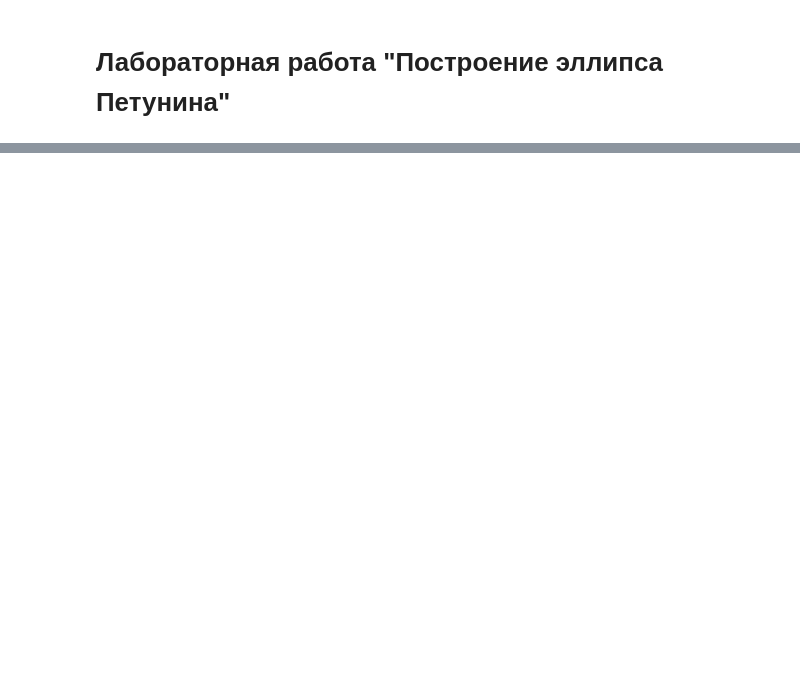
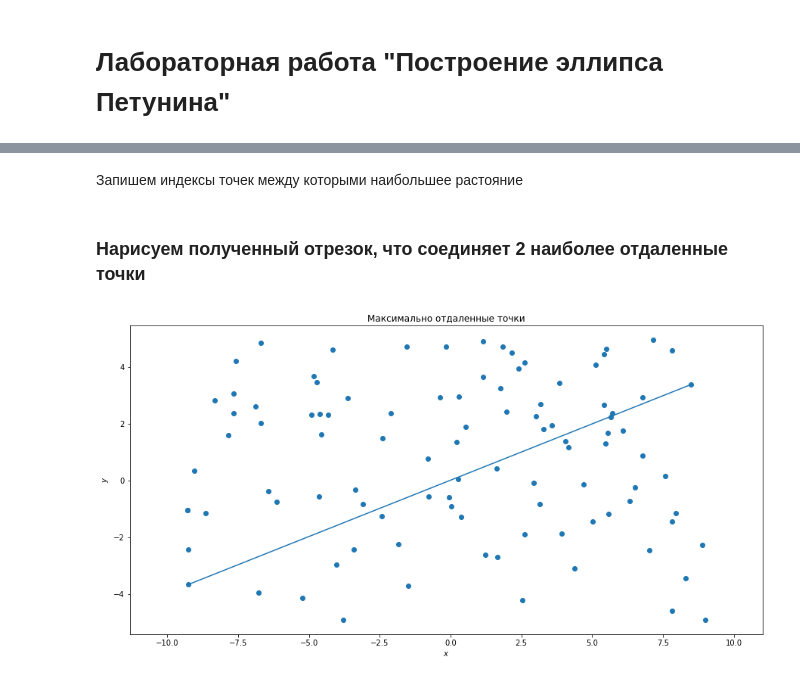
Before and after one commit to AlKravets/Pattern-Recognition, a Jupyter notebook: Lab1/python/main.ipynb, the cells around one changed output, grey strips where cells are left out. Saved outputs shown, nothing was run; the diff lists cells and outputs as text; code cells hidden in the pictures; blank space fills up the shorter version.

```diff
--- a/Lab1/python/main.ipynb
+++ b/Lab1/python/main.ipynb
@@ -186,0 +65,34 @@ third_pic(rdata, index, (seg1,seg2))
+# %%
+def max_distance(data):
+    """
+    Функция ищет индексы точек, между которыми максимальное расстояние
+    """
+    max_val = 0
+    index = [0,0]
+    # транспонируем данные для удобного обращения к точкам
+    for in1, dot1 in enumerate(data.T):
+        for in2, dot2 in enumerate(data.T):
+            if distance(dot1, dot2)> max_val:
+                max_val = distance(dot1, dot2)
+                index = [in1, in2]
+    # сортируем индексы по х
+    return sorted(index, key = lambda ind: data[0,ind])
+# %% [markdown]
+Запишем индексы точек между которыми наибольшее растояние
+# %%
+index_max = max_distance(data)
+# %% [markdown]
+### Нарисуем полученный отрезок, что соединяет 2 наиболее отдаленные точки
+# %%
+def second_pic(data, x_limits, y_limits, index_max,  size =7, title = ""):
+    """
+    Рисует полученные точки и отрезок, котрый соединяет самые отдаленные точки
+    """
+    fig= first_pic(data, x_limits, y_limits, size , title)
+    ax = fig.axes[0]
+    ax.plot([data[0,index_max[0]], data[0,index_max[1]]], [data[1,index_max[0]], data[1,index_max[1]]])
+    return fig
+# %%
+_ = second_pic(data, x_limits, y_limits, index_max, size=15, title= "Максимально отдаленные точки")
+# %% [output]
+[figure, added]
```
Also changed, not shown: parts of 89 cells of this notebook, 1 other file.
